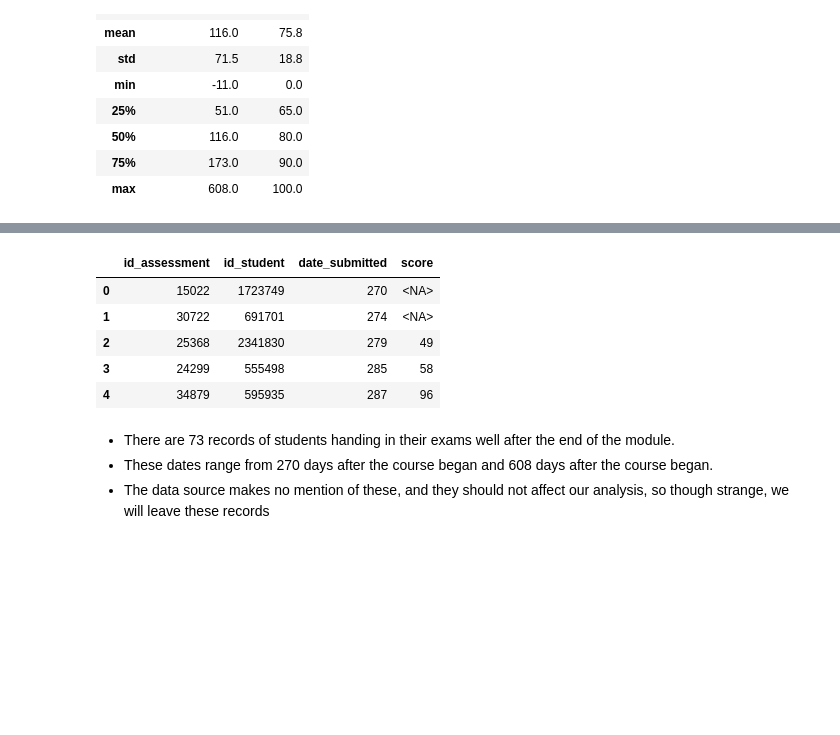
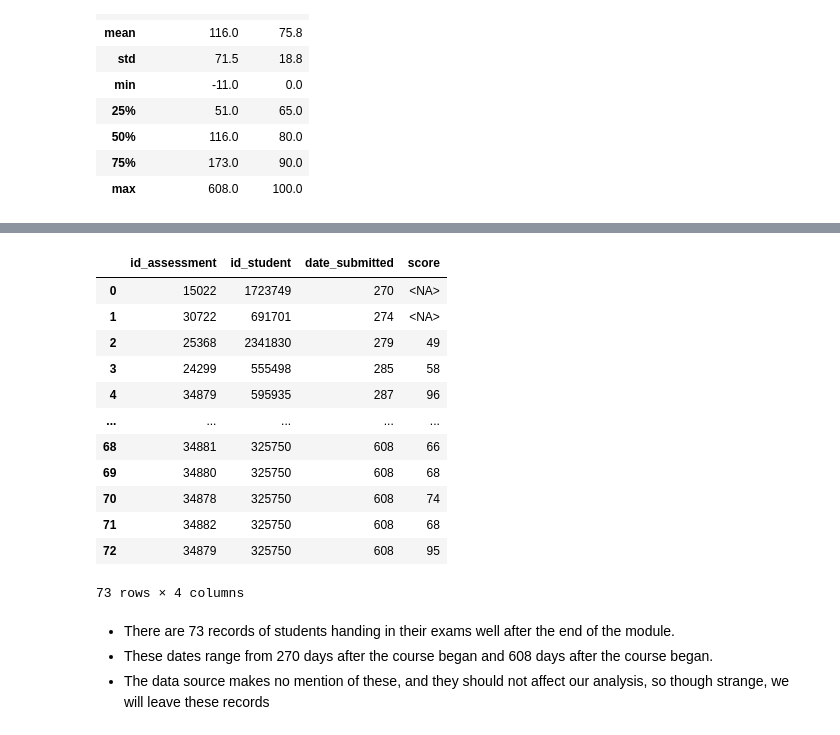
Before and after one commit to freyjagarner/Student-Data-Analysis, a Jupyter notebook: Capstone/Assessments.ipynb, the cells around one changed output, grey strips where cells are left out. Cells and saved outputs as stored; diff of their text form; code cells hidden in the pictures; blank space fills up the shorter version.

```diff
--- a/Capstone/Assessments.ipynb
+++ b/Capstone/Assessments.ipynb
@@ -457,14 +472,21 @@ md(f'''
 # %%
 # find students whose exams are submitted after the latest possible module_presentation_length
 late_tests = student_assessment.loc[student_assessment['date_submitted'] > 269].sort_values(by='date_submitted').reset_index(drop=True)
-late_tests.head()
+late_tests
 # %% [output]
 |  | id_assessment | id_student | date_submitted | score |
 | 0 | 15022 | 1723749 | 270 | <NA> |
 | 1 | 30722 | 691701 | 274 | <NA> |
 | 2 | 25368 | 2341830 | 279 | 49 |
 | 3 | 24299 | 555498 | 285 | 58 |
 | 4 | 34879 | 595935 | 287 | 96 |
+| ... | ... | ... | ... | ... |
+| 68 | 34881 | 325750 | 608 | 66 |
+| 69 | 34880 | 325750 | 608 | 68 |
+| 70 | 34878 | 325750 | 608 | 74 |
+| 71 | 34882 | 325750 | 608 | 68 |
+| 72 | 34879 | 325750 | 608 | 95 |
+73 rows × 4 columns
 # %%
 # get the length of the dataframe of students with late test
 late_test_count = len(late_tests['date_submitted'])
```
Also changed, not shown: parts of 18 cells of this notebook.
